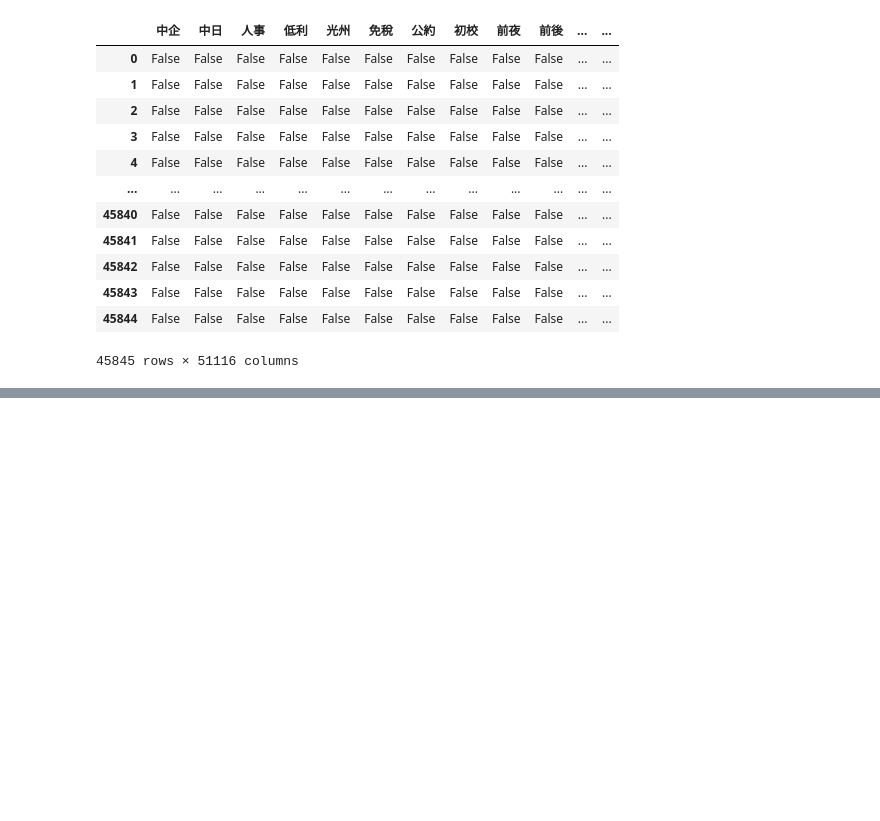
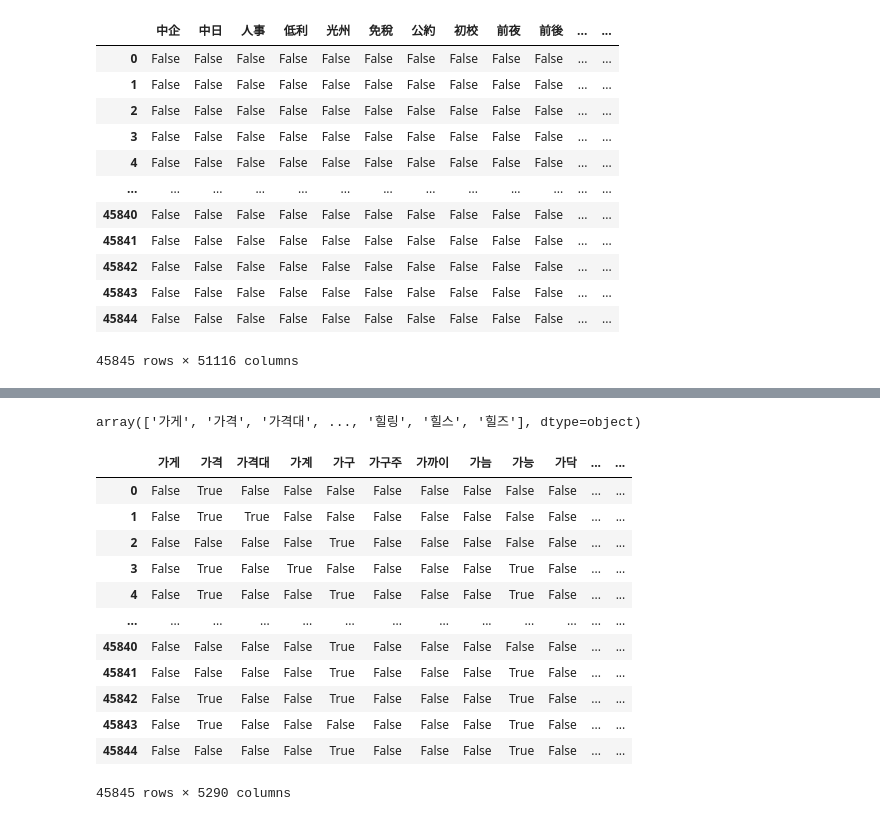
Before and after one commit to seunghunii/crawler_project, a Jupyter notebook: main/estate_news/word_apriori.ipynb, the cells around one changed output, grey strips where cells are left out. Drawn from its saved outputs; the diff is of its cells as text; code cells hidden in the pictures; blank space fills up the shorter version.

Commit message:
0824 word apriori & new estate trend preprocessing

```diff
--- a/main/estate_news/word_apriori.ipynb
+++ b/main/estate_news/word_apriori.ipynb
@@ -6,8 +6,8 @@ import collections
 from mlxtend.preprocessing import TransactionEncoder
 from mlxtend.frequent_patterns import apriori,association_rules,fpgrowth,fpmax
 # %%
-dirr = 'C:/Users/rsh15/Google Drive/crawler_data/estate_news/'
-#dirr = 'C:/Users/shic/Desktop/shinhan_simon/google_drive/crawler_data/estate_news/'
+#dirr = 'C:/Users/rsh15/Google Drive/crawler_data/estate_news/'
+dirr = 'C:/Users/shic/Desktop/shinhan_simon/google_drive/crawler_data/estate_news/'
 # %%
 news_df = pd.read_csv(dirr+'RAA_부동산114뉴스기사_유승훈.csv')
 news_df = news_df.dropna()
@@ -109,0 +91,4 @@ dff.sum()
+# %%
+count_df = pd.DataFrame(dff.sum(axis=0) > 100)
+count_df.columns = ['ifover100']
+count_df
@@ -109,0 +109,22 @@ dff.sum()
+# %%
+a = count_df[count_df['ifover100']==True]['ifover100'].index.values
+a
+# %% [output]
+array(['가게', '가격', '가격대', ..., '힐링', '힐스', '힐즈'], dtype=object)
+# %%
+dff_100 = dff.loc[:,a]
+dff_100
+# %% [output]
+|  | 가게 | 가격 | 가격대 | 가계 | 가구 | 가구주 | 가까이 | 가늠 | 가능 | 가닥 | ... | ... |
+| 0 | False | True | False | False | False | False | False | False | False | False | ... | ... |
+| 1 | False | True | True | False | False | False | False | False | False | False | ... | ... |
+| 2 | False | False | False | False | True | False | False | False | False | False | ... | ... |
+| 3 | False | True | False | True | False | False | False | False | True | False | ... | ... |
+| 4 | False | True | False | False | True | False | False | False | True | False | ... | ... |
+| ... | ... | ... | ... | ... | ... | ... | ... | ... | ... | ... | ... | ... |
+| 45840 | False | False | False | False | True | False | False | False | False | False | ... | ... |
+| 45841 | False | False | False | False | True | False | False | False | True | False | ... | ... |
+| 45842 | False | True | False | False | True | False | False | False | True | False | ... | ... |
+| 45843 | False | True | False | False | False | False | False | False | True | False | ... | ... |
+| 45844 | False | False | False | False | True | False | False | False | True | False | ... | ... |
+45845 rows × 5290 columns
```
Also changed, not shown: parts of 6 cells of this notebook.
